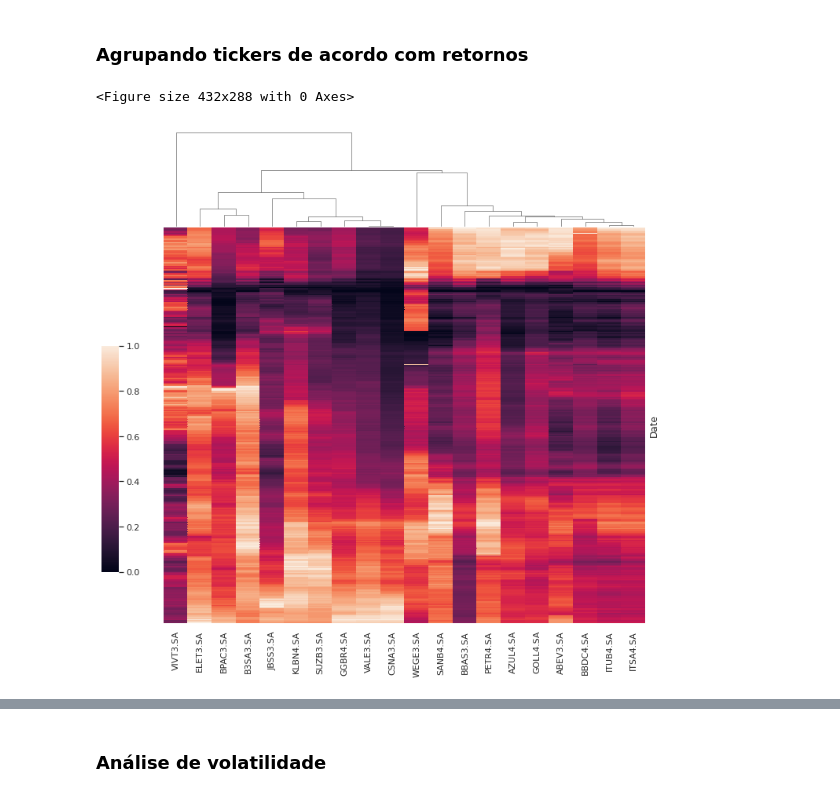
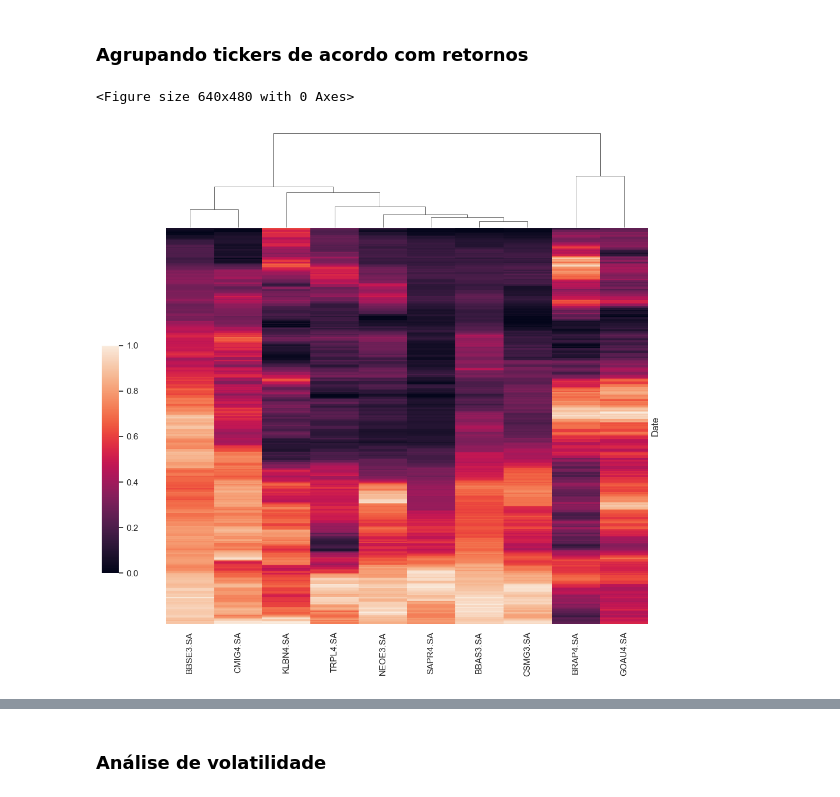
Before and after one commit to yuriishizawa/stock_analysis, a Jupyter notebook: apresentacao_analise.ipynb, the cells around one changed output, grey strips where cells are left out. Cells and saved outputs as stored; diff of their text form; code cells hidden in the pictures.

```diff
--- a/apresentacao_analise.ipynb
+++ b/apresentacao_analise.ipynb
@@ -31,3 +39,5 @@ sns.set()
+# %%
+START_DATE = "2022-01-01"
 # %% [markdown]
 ## Coleta dos dados
 # %% [markdown]
@@ -81,0 +51,4 @@ df.head()
+# %%
+tickers = format_tickers_with_suffix(
+    tickers_str="BBAS3,CSMG3,TRPL4,NEOE3,BBSE3,CMIG4,GOAU4,KLBN4,SAPR4,BRAP4"
+)
@@ -81,0 +58,4 @@ df.head()
+# %%
+stock_data = get_stock_data(
+    tickers, start=START_DATE, end=datetime.now().strftime("%Y-%m-%d")
+)
@@ -122,5 +83,7 @@ def plot_melted(df, yaxis = 'Preço Ajustado',dash = False):
 # %% [markdown]
 ## Obtenção do retorno diário acumulado
 # %%
-df_return = df.apply(lambda x: x/x[0])
-fig1, df_return_melted = plot_melted(df_return, 'Retorno diário acumulado', dash=True)
+returns = stock_data.apply(lambda x: x / x[0])
+
+fig, df_return_melted = plot_melted(returns, "Retorno diário acumulado", dash=True)
+fig.show()
@@ -130,9 +91,16 @@ fig1, df_return_melted = plot_melted(df_return, 'Retorno diário acumulado', das
 ### Agrupando tickers de acordo com retornos
 # %%
 plt.figure()
-sns.clustermap(df_return, row_cluster=False, metric='correlation',
-               yticklabels=False,standard_scale=1,dendrogram_ratio=(.1, .2),cbar_pos=(0, .2, .03, .4))
+sns.clustermap(
+    returns,
+    row_cluster=False,
+    metric="correlation",
+    yticklabels=False,
+    standard_scale=1,
+    dendrogram_ratio=(0.1, 0.2),
+    cbar_pos=(0, 0.2, 0.03, 0.4),
+)
 plt.show()
 # %% [output]
-<Figure size 432x288 with 0 Axes>
+<Figure size 640x480 with 0 Axes>
-[figure, old version]
+[figure, new version]
```
Also changed, not shown: parts of 29 cells of this notebook, 4 other files.
